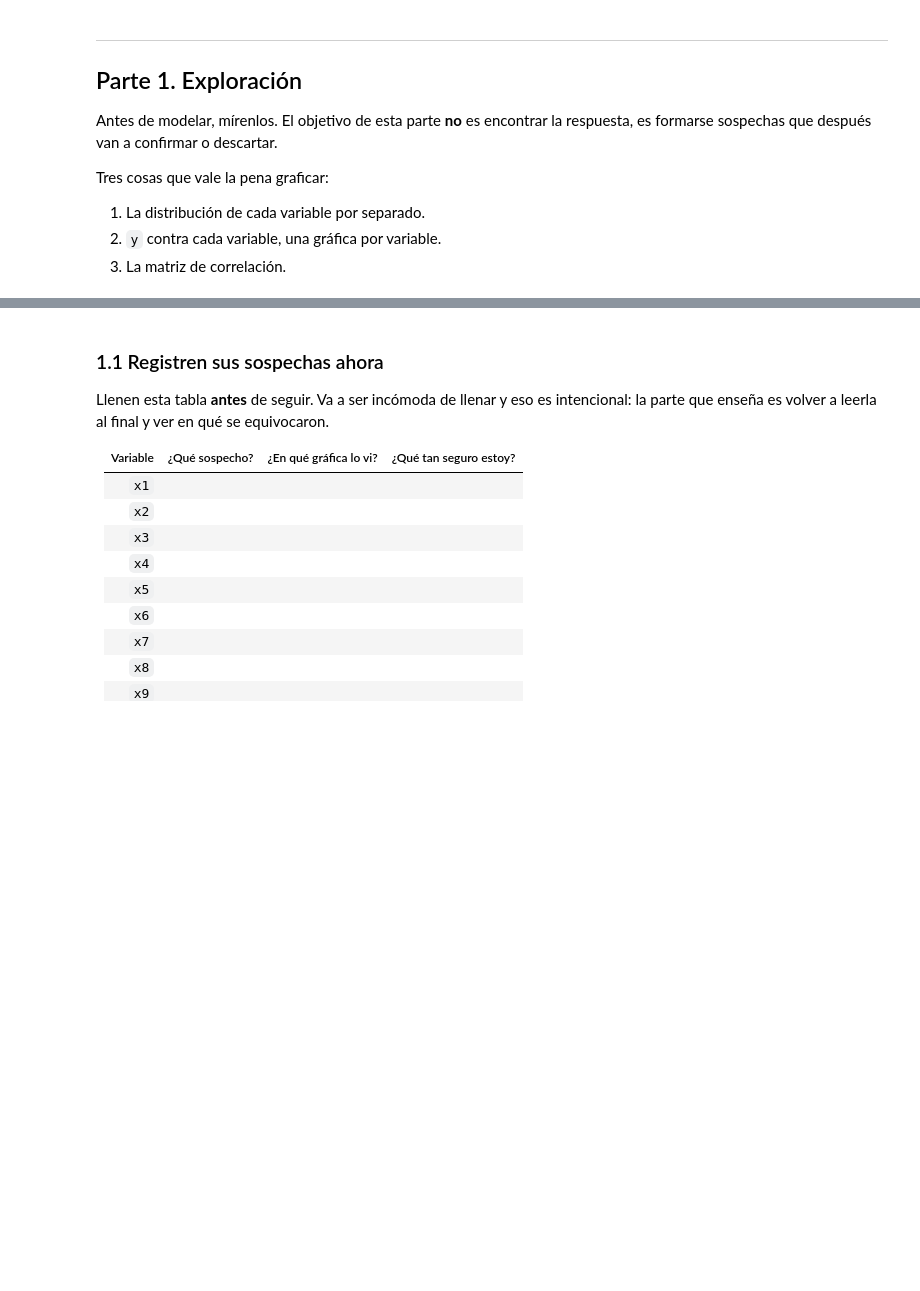
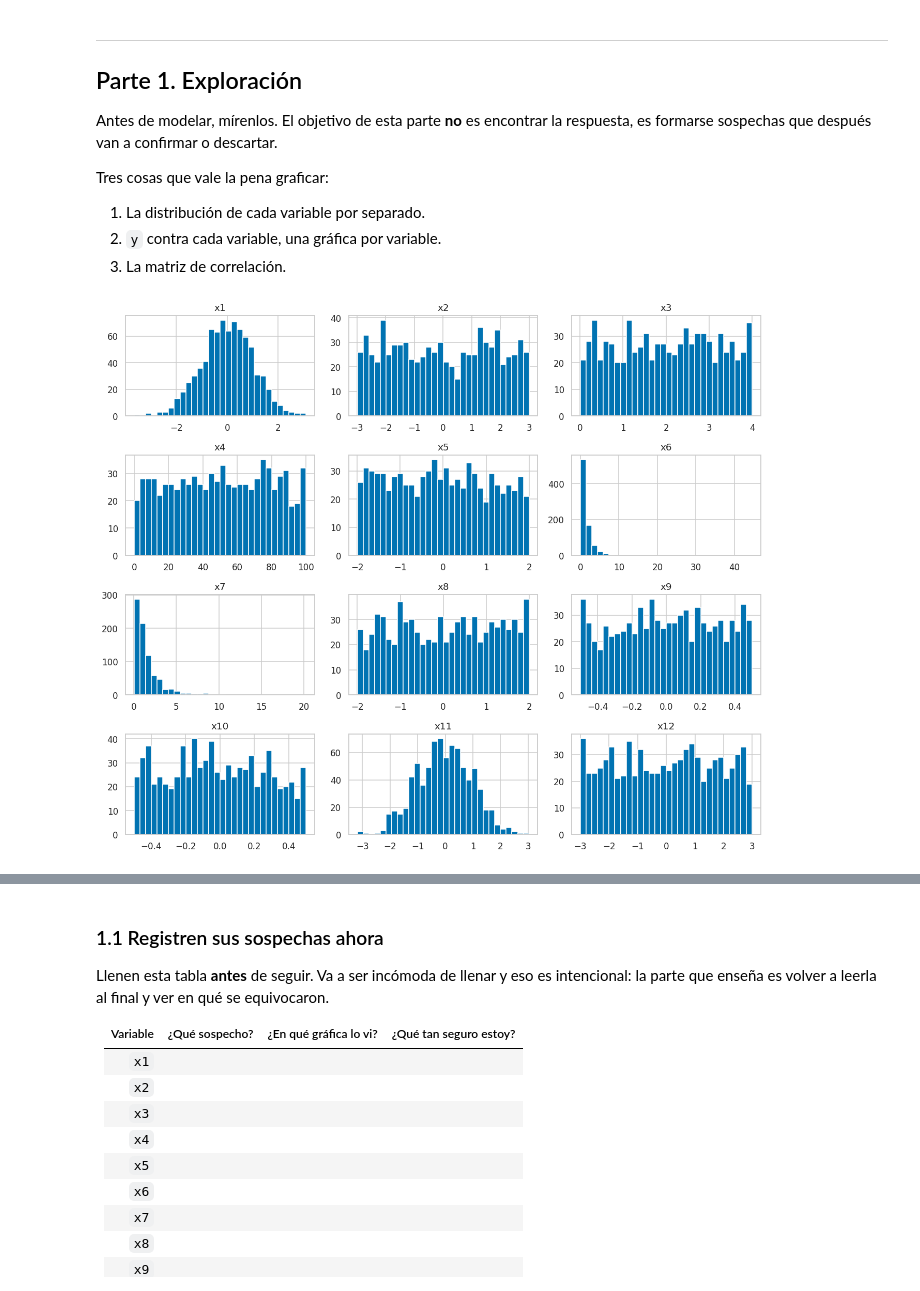
Before and after one commit to nasaul/mineria_datos, a Jupyter notebook: tareas/tarea_01_aproximacion_funcion.ipynb, the cells around one changed output, grey strips where cells are left out. Saved outputs shown, nothing was run; the diff lists cells and outputs as text; code cells hidden in the pictures; blank space fills up the shorter version.

```diff
--- a/tareas/tarea_01_aproximacion_funcion.ipynb
+++ b/tareas/tarea_01_aproximacion_funcion.ipynb
@@ -86,7 +86,7 @@ plt.rcParams["figure.dpi"] = 110
 SEMILLA = 42
 # %%
 # TODO: pongan su clave única del ITAM (con o sin ceros a la izquierda, da lo mismo)
-CLAVE_UNICA = ""
+CLAVE_UNICA = "206898"
 
 # De la clave sale el nombre de su carpeta. No lo cambien a mano.
 _clave = "".join(c for c in CLAVE_UNICA if c.isdigit()).zfill(9)
@@ -169,0 +193,17 @@ Tres cosas que vale la pena graficar:
+# %%
+# TODO: distribución de cada una de las 12 variables.
+# Pista de método: `train[VARIABLES].hist(...)` hace las 12 de un golpe.
+train[VARIABLES].hist(figsize=(12, 10), bins=30)
+plt.tight_layout()
+plt.show()
+#bins=30 divide los valores en 30 intervalos para ver la forma de la distribución.
+#figsize=(12, 10) hace que las 12 gráficas tengan espacio suficiente.
+#plt.tight_layout() evita que se encimen.
+#plt.show() las muestra.
+
+#COMENTARIO:
+# x1 y x11 tienen forma tipo campana y considerablemente simétrica
+# x2, x3, x4, x5, x8, x9, x10 y x12 se ven más o menos uniformes con diferentes rangos
+# x6 y x7 están muy sesgadas a la derecha. La mayoría de los valores están cerca de 0, pero hay unos pocos valores bastante grandes
+# %% [output]
+[figure, added]
```
Also changed, not shown: parts of 19 cells of this notebook, 1 other file.
